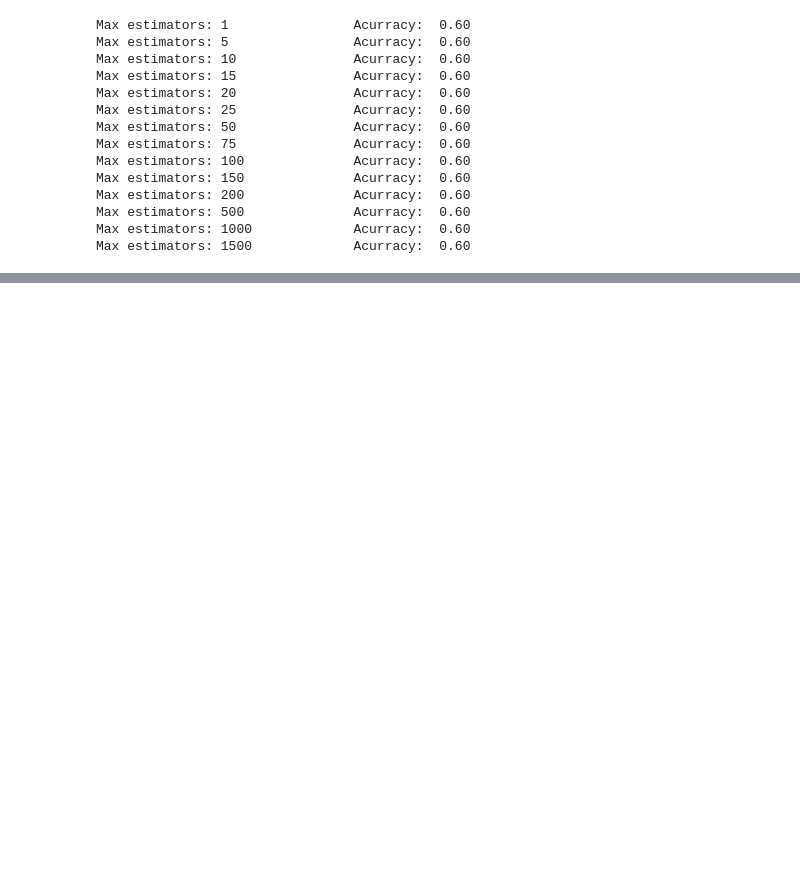
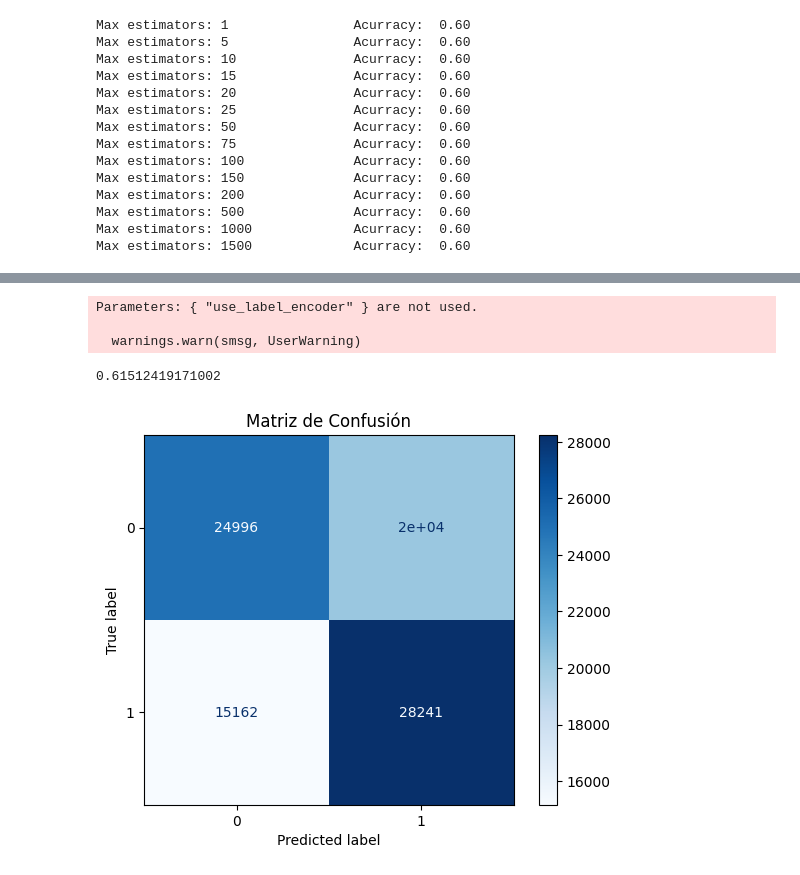
Before and after one commit to Wolfsteno/data-science-projects, a Jupyter notebook: Entregable 2 Supervised Machine Learning/entregable_final_juanfran.ipynb, the cells around one changed output, grey strips where cells are left out. Saved outputs shown, nothing was run; the diff lists cells and outputs as text; code cells hidden in the pictures; blank space fills up the shorter version.

```diff
--- a/Entregable 2 Supervised Machine Learning/entregable_final_juanfran.ipynb
+++ b/Entregable 2 Supervised Machine Learning/entregable_final_juanfran.ipynb
@@ -2781,0 +2885,16 @@ Max estimators: 1500             Acurracy:  0.60
+# %%
+get_xgb_est(10,X_train, X_test, y_train, y_test)
+# %% [output]
+Parameters: { "use_label_encoder" } are not used.
+
+  warnings.warn(smsg, UserWarning)
+0.61512419171002
+# %%
+cm = confusion_matrix(y_test, y_pred)
+
+disp = ConfusionMatrixDisplay(confusion_matrix=cm)
+disp.plot(cmap='Blues')
+plt.title("Matriz de Confusión")
+plt.show()
+# %% [output]
+[figure, added]
```
Also changed, not shown: parts of 13 cells of this notebook.
